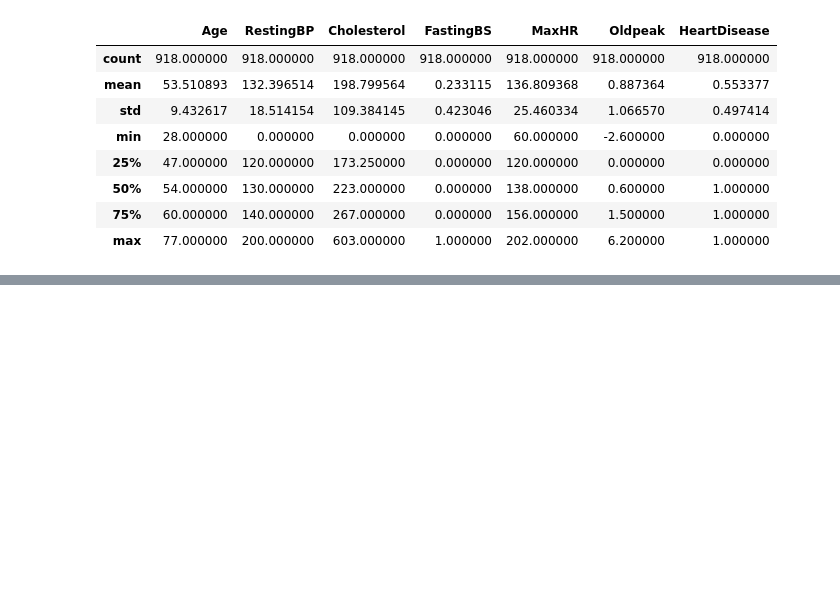
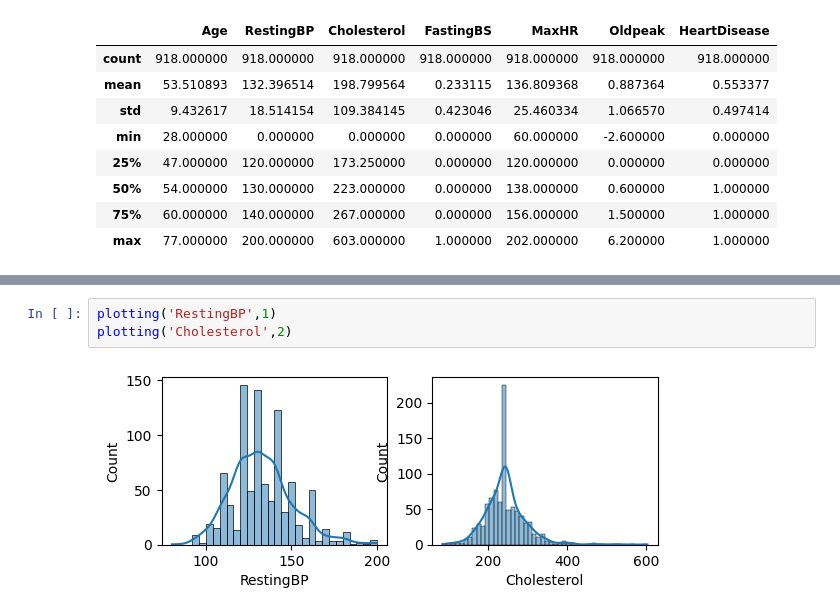
Before and after one commit to attiqaabbasi12/machine-learning, a Jupyter notebook: heart/heart.ipynb, the cells around one changed output, grey strips where cells are left out. Cells and saved outputs as stored; diff of their text form; blank space fills up the shorter version.

```diff
--- a/heart/heart.ipynb
+++ b/heart/heart.ipynb
@@ -118,0 +112,5 @@ for col in categoricals_cols:
+# %%
+plotting('RestingBP',1)
+plotting('Cholesterol',2)
+# %% [output]
+[figure, added]
```
Also changed, not shown: parts of 23 cells of this notebook.
